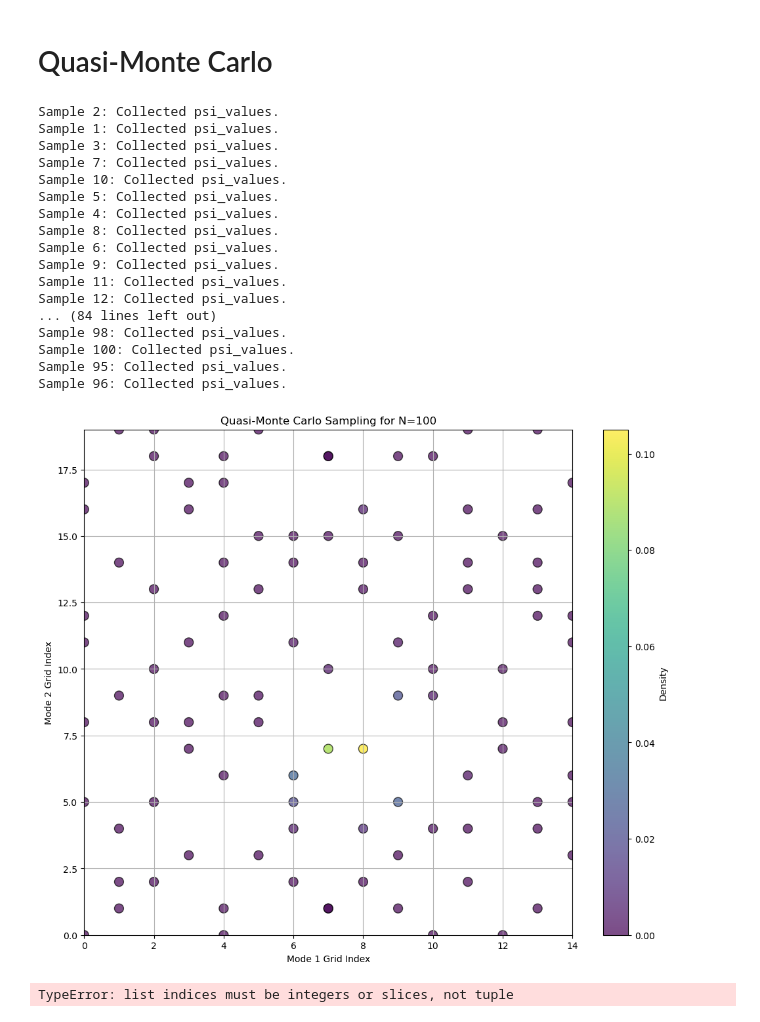
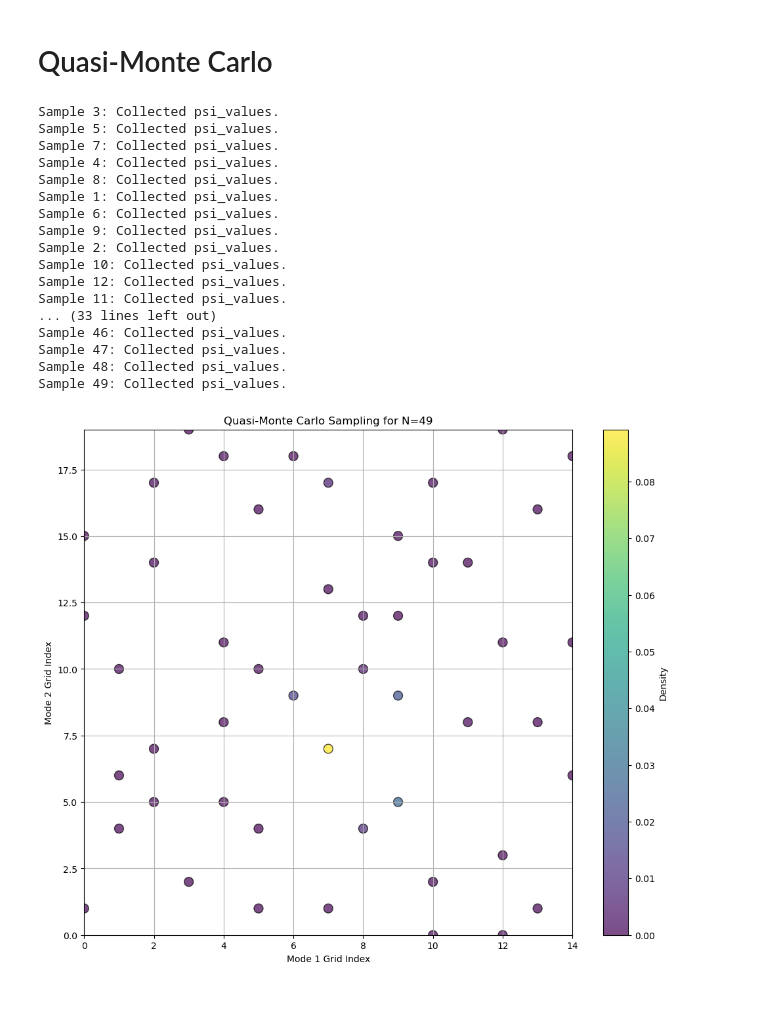
Before and after one commit to Emilioerc/MCsampling_MCTDH, a Jupyter notebook: pymc.ipynb, the cells around one changed output. Drawn from its saved outputs; the diff is of its cells as text; code cells hidden in the pictures.

```diff
--- a/pymc.ipynb
+++ b/pymc.ipynb
@@ -250,15 +257,11 @@ plt.show()
 # %% [markdown]
 # Quasi-Monte Carlo
 # %%
-import numpy as np
-from scipy.stats import qmc
-import concurrent.futures
-
 # Grid values for each dimension (non-uniform spacing)
 grid_values = [full_1dden_data[i][0][:, 0] for i in range(number_nmodes)]
 
 grid_sizes = [len(grid) for grid in grid_values]  # Number of grid points per dimension
-n_samples = (10)**2                                # Should be a power of 2 for Sobol sequences
+n_samples = (7)**2                                # Should be a power of 2 for Sobol sequences
 
 # Generate QMC points
 sampler = qmc.Sobol(number_nmodes, scramble=True)
@@ -300,45 +303,41 @@ with concurrent.futures.ThreadPoolExecutor(max_workers=8) as executor:
 # Plot the QMC points on the grid
 plot = True
 if plot:
     plt.figure(figsize=(12, 10))
     scatter = plt.scatter(
         np.array(representative_indices)[:,0],
         np.array(representative_indices)[:,1],
         c=sp_psi,
         cmap='viridis',
         marker='o',
         edgecolor='k',
         s=100,
         alpha=0.7
     )
     plt.colorbar(scatter, label='Density')
     plt.xlabel('Mode 1 Grid Index')
     plt.ylabel('Mode 2 Grid Index')
     plt.title(f'Quasi-Monte Carlo Sampling for N={n_samples}')
     plt.grid(True)
     plt.xlim(0, grid_shape[0] -1)
     plt.ylim(0, grid_shape[1] -1)
     plt.show()
 # %% [output]
-Sample 2: Collected psi_values.
-Sample 1: Collected psi_values.
 Sample 3: Collected psi_values.
+Sample 5: Collected psi_values.
 Sample 7: Collected psi_values.
-Sample 10: Collected psi_values.
-Sample 5: Collected psi_values.
 Sample 4: Collected psi_values.
 Sample 8: Collected psi_values.
+Sample 1: Collected psi_values.
 Sample 6: Collected psi_values.
 Sample 9: Collected psi_values.
+Sample 2: Collected psi_values.
+Sample 10: Collected psi_values.
+Sample 12: Collected psi_values.
 Sample 11: Collected psi_values.
-Sample 12: Collected psi_values.
-... (84 lines left out)
-Sample 98: Collected psi_values.
-Sample 100: Collected psi_values.
-Sample 95: Collected psi_values.
-Sample 96: Collected psi_values.
+... (33 lines left out)
+Sample 46: Collected psi_values.
+Sample 47: Collected psi_values.
+Sample 48: Collected psi_values.
+Sample 49: Collected psi_values.
-[figure, old version]
+[figure, new version]
-# %%
-full_1dden_data[:][0][:,0]
-# %% [output]
-TypeError: list indices must be integers or slices, not tuple
```
Also changed, not shown: parts of 6 cells of this notebook, 3 other files.
